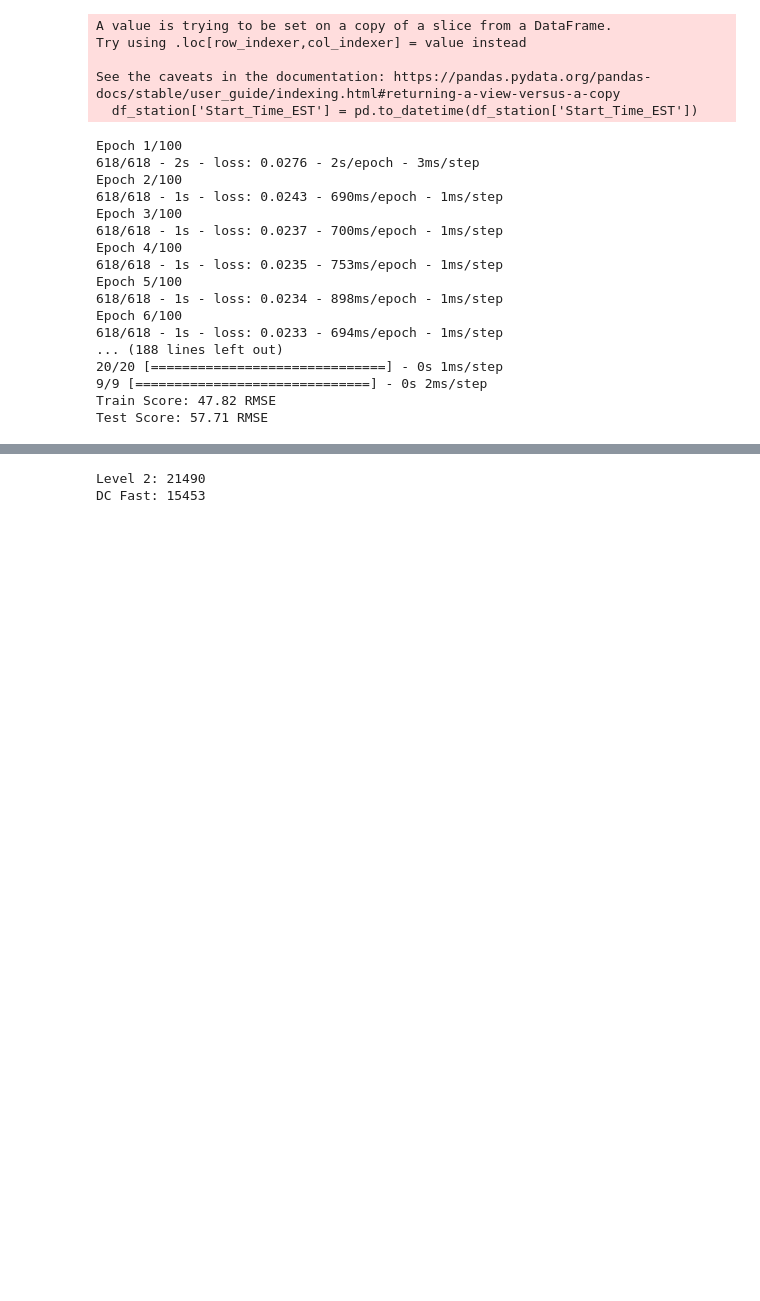
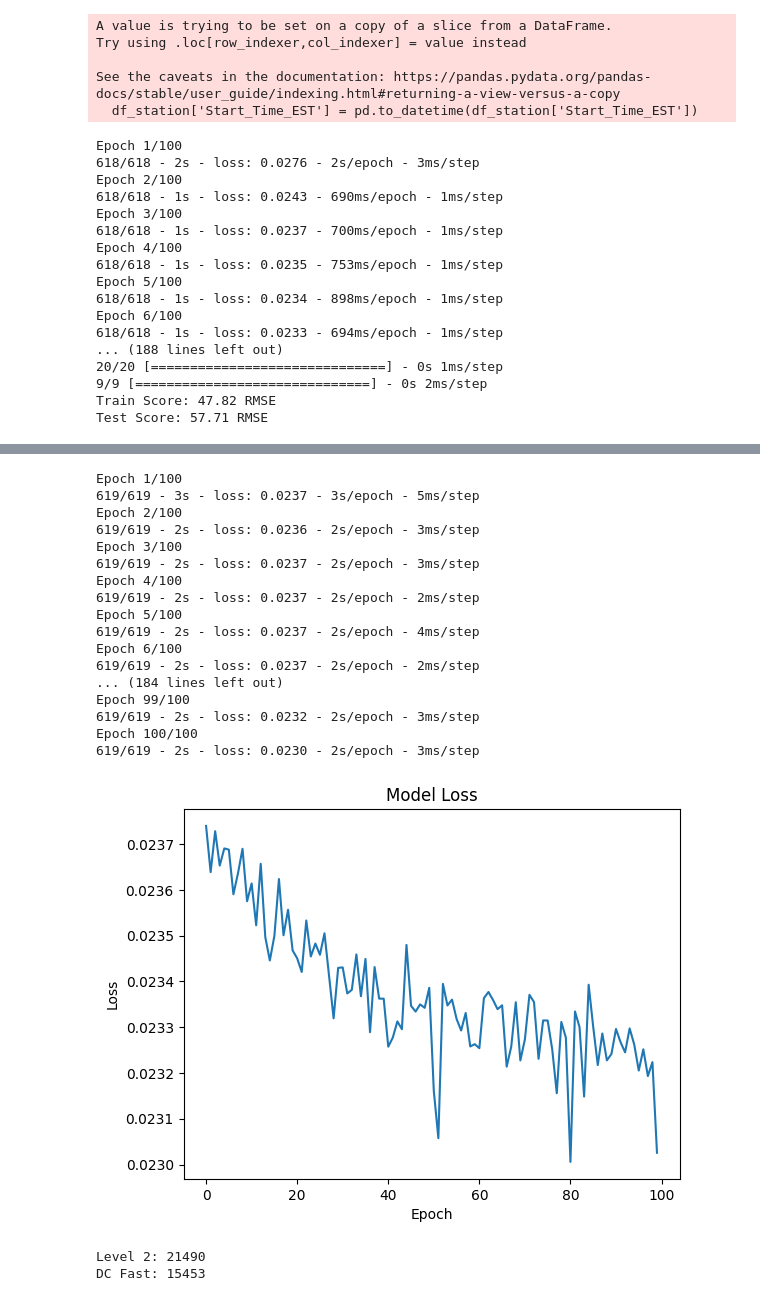
Before and after one commit to mkhaleghian/SevenStates, a Jupyter notebook: ML_SevenState.ipynb, the cells around one changed output, grey strips where cells are left out. Saved outputs shown, nothing was run; the diff lists cells and outputs as text; code cells hidden in the pictures; blank space fills up the shorter version.

```diff
--- a/ML_SevenState.ipynb
+++ b/ML_SevenState.ipynb
@@ -71,5 +72,19 @@ missing_count = df['Port Type'].value_counts().get('Missing', 0)
 print(f"Number of missing values in 'Port Type': {missing_count}")
 # %% [output]
 Number of missing values in 'Port Type': 0
+# %%
+# Convert 'Start_Time_EST' to datetime if it's not already
+df['Start_Time_EST'] = pd.to_datetime(df['Start_Time_EST'])
+
+# Create a new column 'Day_of_Week' that represents the day of the week
+df['Day_of_Week'] = df['Start_Time_EST'].dt.dayofweek
+
+# Create new columns 'Is_Weekday' and 'Is_Weekend'
+df['Is_Weekday'] = df['Day_of_Week'].isin([0, 1, 2, 3, 4]).astype(int)
+df['Is_Weekend'] = df['Day_of_Week'].isin([5, 6]).astype(int)
 # %%
 df=df.dropna(subset=["Port Type"])
+# %%
+# Create new columns 'DC' and 'L2'
+df['DC'] = (df['Port Type'] == 'DC Fast').astype(int)
+df['L2'] = (df['Port Type'] == 'Level 2').astype(int)
@@ -76,8 +106,8 @@ df=df.dropna(subset=["Port Type"])
 # %%
 # Define the columns you want to keep
 columns = ['Station Name', 'MAC Address', 'Org Name', 'Address 1', 'City', 'State/Province',
-           'Zip/Postal Code', 'Driver Zip/Postal Code', 'User ID', 'Latitude', 'Longitude', 'Port Type',
-           'Start_Time_EST', 'End_Time_EST', 'Total Duration (hh:mm:ss)', 'Charging Time (hh:mm:ss)',
+           'Zip/Postal Code', 'Driver Zip/Postal Code', 'User ID', 'Latitude', 'Longitude', 'Port Type', "DC", "L2" ,
+           'Start_Time_EST', 'End_Time_EST',"Is_Weekday","Is_Weekend", 'Total Duration (hh:mm:ss)', 'Charging Time (hh:mm:ss)',
            'Energy (kWh)', 'GHG Savings (kg)', 'Gasoline Savings (gallons)', 'Fee', 'Start SOC', 'End SOC',
            'System S/N', 'Model Number', 'Vehicle MAC ID']
 
@@ -171,3 +297,33 @@ Test Score: 57.71 RMSE
+# %%
+
+# Fit the model and store the training history
+history = model.fit(train_generator, epochs=100, verbose=2)
+
+# Plot the epoch against the loss
+plt.plot(history.history['loss'])
+plt.title('Model Loss')
+plt.xlabel('Epoch')
+plt.ylabel('Loss')
+plt.show()
+# %% [output]
+Epoch 1/100
+619/619 - 3s - loss: 0.0237 - 3s/epoch - 5ms/step
+Epoch 2/100
+619/619 - 2s - loss: 0.0236 - 2s/epoch - 3ms/step
+Epoch 3/100
+619/619 - 2s - loss: 0.0237 - 2s/epoch - 3ms/step
+Epoch 4/100
+619/619 - 2s - loss: 0.0237 - 2s/epoch - 2ms/step
+Epoch 5/100
+619/619 - 2s - loss: 0.0237 - 2s/epoch - 4ms/step
+Epoch 6/100
+619/619 - 2s - loss: 0.0237 - 2s/epoch - 2ms/step
+... (184 lines left out)
+Epoch 99/100
+619/619 - 2s - loss: 0.0232 - 2s/epoch - 3ms/step
+Epoch 100/100
+619/619 - 2s - loss: 0.0230 - 2s/epoch - 3ms/step
+[figure, added]
 # %%
 df_L2 = df[(df['Port Type'].str.fullmatch('Level 2'))]
 
```
Also changed, not shown: parts of 3 cells of this notebook.
